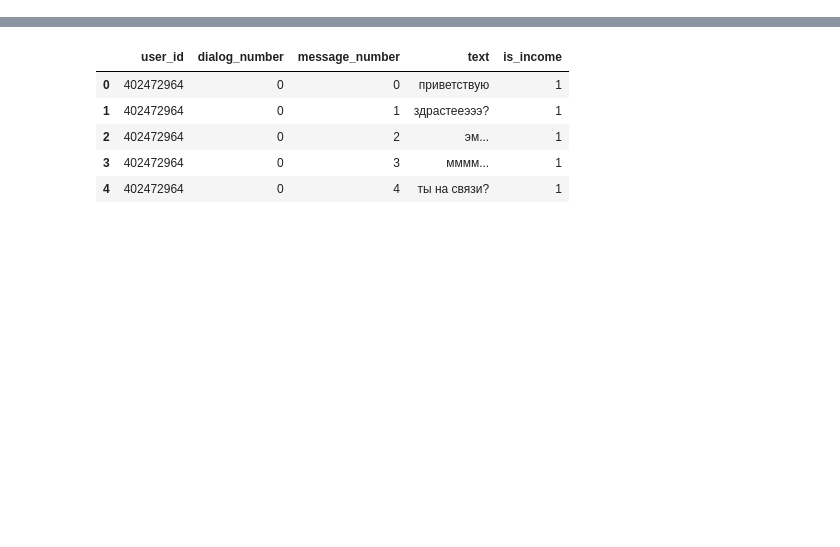
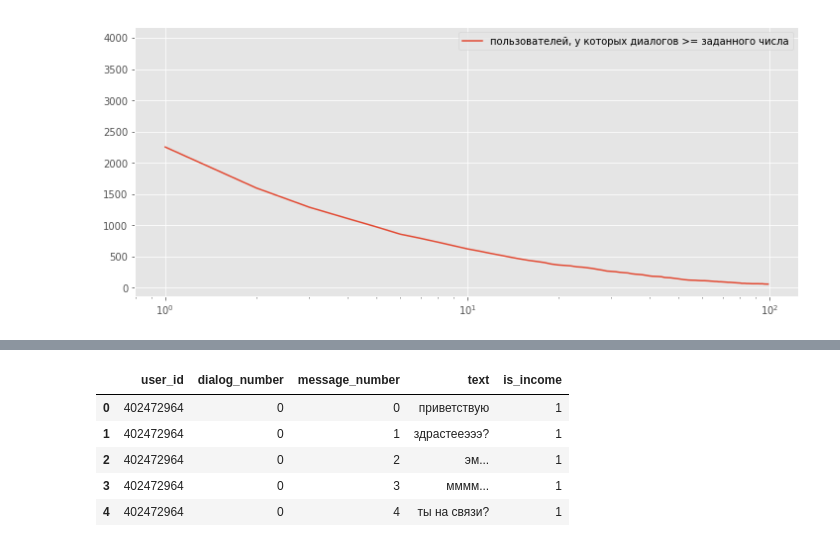
Before and after one commit to ven-analysis/vk-smartchat, a Jupyter notebook: data_stats.ipynb, the cells around one changed output, grey strips where cells are left out. Saved outputs shown, nothing was run; the diff lists cells and outputs as text; code cells hidden in the pictures; blank space fills up the shorter version.

```diff
--- a/data_stats.ipynb
+++ b/data_stats.ipynb
@@ -40,0 +171,6 @@ group_data = pd.read_csv(join(init_path, '{}.csv'.format(group_id)))
+# %%
+plt.plot(xrange(i), d_counts, label=u'пользователей, у которых диалогов >= заданного числа')
+plt.legend()
+plt.xscale('log')
+# %% [output]
+[figure, added]
```
Also changed, not shown: parts of 33 cells of this notebook.
